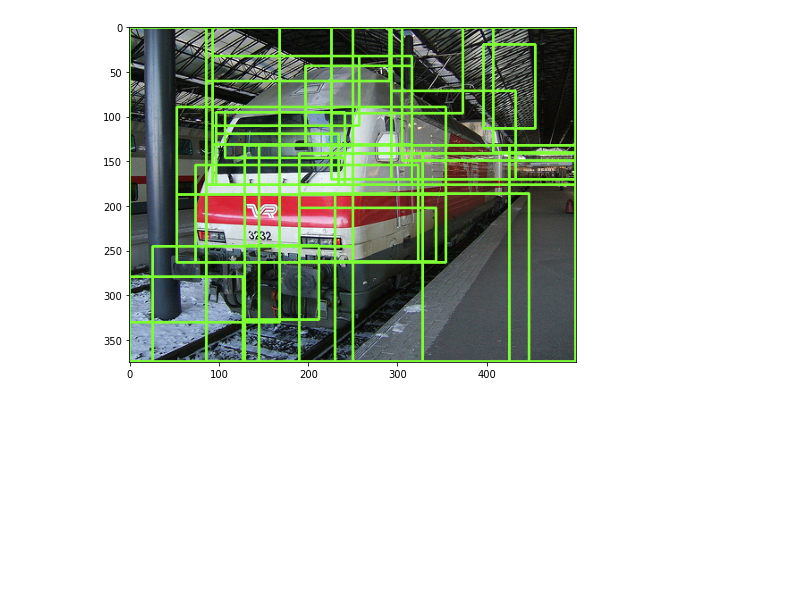
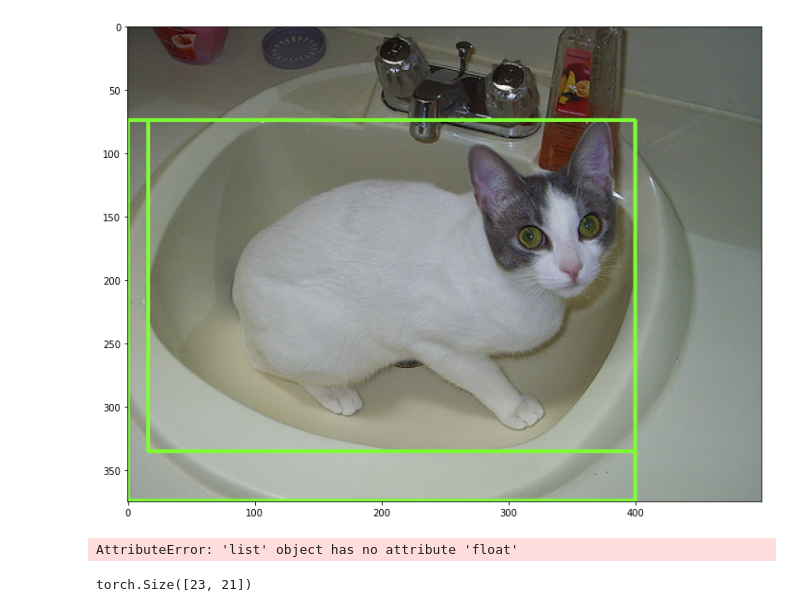
Before and after one commit to ByungOhKo/ML_DL, a Jupyter notebook: Object_Detection/RCNN/rcnn.ipynb, the cells around one changed output. Cells and saved outputs as stored; diff of their text form; code cells hidden in the pictures; blank space fills up the shorter version.

```diff
--- a/Object_Detection/RCNN/rcnn.ipynb
+++ b/Object_Detection/RCNN/rcnn.ipynb
@@ -95,23 +36,0 @@ def convert_xyminmax(bboxes):
-# %%
-rois = convert_xyminmax(rois)
-# %%
-cand_rects = [box['rect'] for box in regions]
-
-green_rgb = (125, 255, 51)
-img_rgb_copy = img.copy()
-for rect in cand_rects:
-
-    left = rect[0]
-    top = rect[1]
-    # rect[2], rect[3]은 너비와 높이이므로 우하단 좌표를 구하기 위해 좌상단 좌표에 각각을 더함.
-    right = left + rect[2]
-    bottom = top + rect[3]
-
-    img_rgb_copy = cv2.rectangle(img_rgb_copy, (left, top), (right, bottom), color=green_rgb, thickness=2)
-    # 상자를 추가한 Image로 변수 변경
-
-plt.figure(figsize=(8, 8))
-plt.imshow(img_rgb_copy)
-plt.show()
-# %% [output]
-[figure, removed]
@@ -118 +75,45 @@ plt.show()
+# %%
+def label_roi(rois, gt_rois, threshold):
+    output = []
+    for roi in rois:
+        for gt_roi in gt_rois:
+            temp = {}
+            gt_roi_coord = tuple(map(int, tuple(gt_roi['bndbox'].values())))
+            iou = get_iou(roi, gt_roi_coord)
+            if iou >= threshold:
+                temp['label'] = 'positive'
+                temp['name'] = gt_roi['name']
+                temp['bndbox'] = roi
+                temp['iou'] = iou
+            else:
+                temp['label'] = 'negative'
+                temp['bndbox'] = roi
+                temp['iou'] = iou
+            output.append(temp)
+    return output
+# %%
+src, trg = train_data_finetuning[25]
+src = np.array(src)
+
+_, regions = selectivesearch.selective_search(src, scale=500, min_size=2000)
+
+rois = [box['rect'] for box in regions]
+rois = xyhw2topbottom(rois)
+gt_rois = [object for object in trg['annotation']['object']]
+
+labeled_rois = label_roi(rois, gt_rois, threshold=0.5)
+
+warped_rois = warp_roi(src, rois)
+# %%
+img = np.array(src)
+
+for roi in labeled_rois:
+    if roi['label'] == 'positive':
+        img = cv2.rectangle(img, (roi['bndbox'][0], roi['bndbox'][1]), (roi['bndbox'][2], roi['bndbox'][3]), color=(125,255,51), thickness=2)
+
+plt.figure(figsize=(12,12))
+plt.imshow(img)
+plt.show()
+# %% [output]
+[figure, added]
 # %%
@@ -120,0 +127,4 @@ mobilenet_v2 = models.mobilenet_v2(pretrained=True)
+# %%
+warped_rois = warped_rois.float()
+# %% [output]
+AttributeError: 'list' object has no attribute 'float'
@@ -120,0 +133,5 @@ mobilenet_v2 = models.mobilenet_v2(pretrained=True)
+# %%
+# (num_rois, N+1)
+output.shape
+# %% [output]
+torch.Size([23, 21])
```
Also changed, not shown: parts of 16 cells of this notebook.
